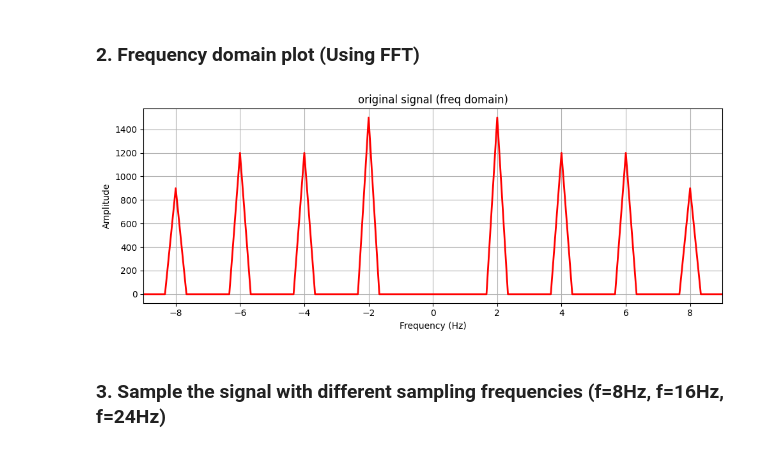
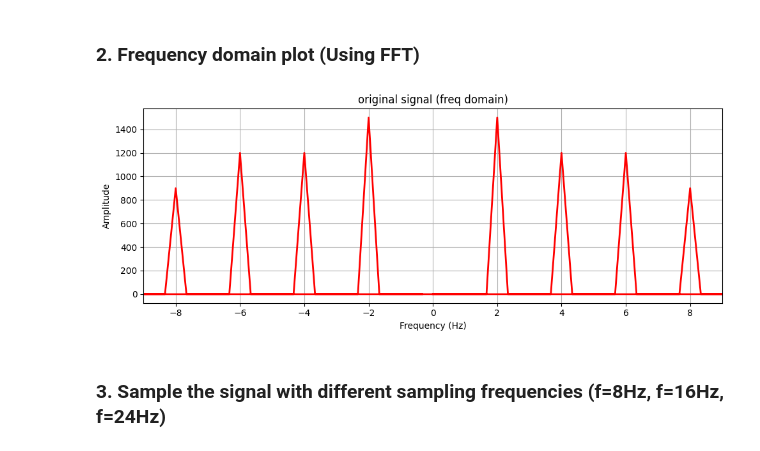
Before and after one commit to excel2001/system_programming_team_project, a Jupyter notebook: 202011035_김민수_HW3.ipynb, the cells around one changed output. Saved outputs shown, nothing was run; the diff lists cells and outputs as text; code cells hidden in the pictures.

```diff
--- a/202011035_김민수_HW3.ipynb
+++ b/202011035_김민수_HW3.ipynb
@@ -36,22 +36,23 @@ plt.tight_layout()
 # %%
 #x1_f: X(f)
 #f1: f
 """
 Write your code here
 """
-x1_f = np.fft.fftshift(np.fft.fft(x1))
-f1 = np.fft.fftshift(np.fft.fftfreq(len(t1), 1/Fs))
+x1_f = np.fft.fft(x1)
+dt = 1/Fs
+f1 = np.fft.fftfreq(len(x1), dt)
 
 plt.figure(figsize=(10, 4))
 plt.plot(f1, abs(x1_f), color='red', linewidth=2.0, linestyle='-')
 plt.xlabel('Frequency (Hz)')
 plt.ylabel('Amplitude')
 plt.title('original signal (freq domain)')
 plt.xlim([-9, 9])
 plt.grid()
 plt.tight_layout()
 # %% [output]
-[figure, old version]
+[figure, new version]
 # %% [markdown]
 ### 3. Sample the signal with different sampling frequencies (f=8Hz, f=16Hz, f=24Hz)
 # %%
```
